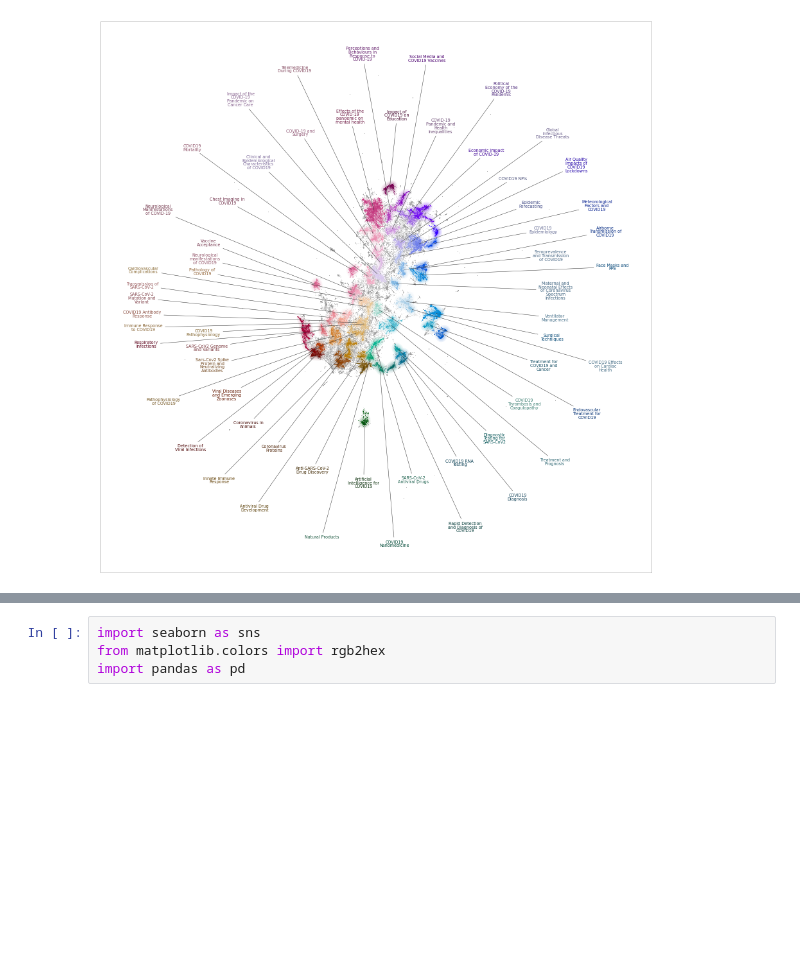
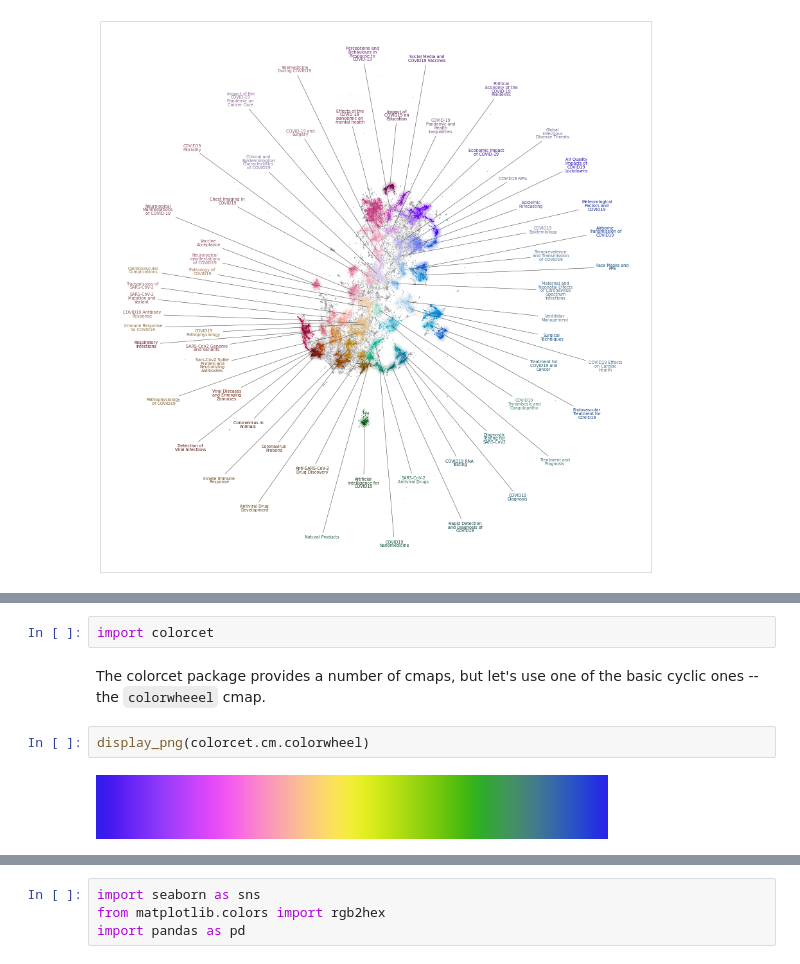
Before and after one commit to TutteInstitute/datamapplot, a Jupyter notebook: doc/colour_controls.ipynb, the cells around one changed output, grey strips where cells are left out. Drawn from its saved outputs; the diff is of its cells as text; blank space fills up the shorter version.

```diff
--- a/doc/colour_controls.ipynb
+++ b/doc/colour_controls.ipynb
@@ -74,0 +93,8 @@ But what if you don't want to use the auto-generated palette, and have your own
+# %%
+import colorcet
+# %% [markdown]
+The colorcet package provides a number of cmaps, but let's use one of the basic cyclic ones -- the ``colorwheeel`` cmap.
+# %%
+display_png(colorcet.cm.colorwheel)
+# %% [output]
+[figure, added]
```
Also changed, not shown: parts of 10 cells of this notebook, 5 other files.
